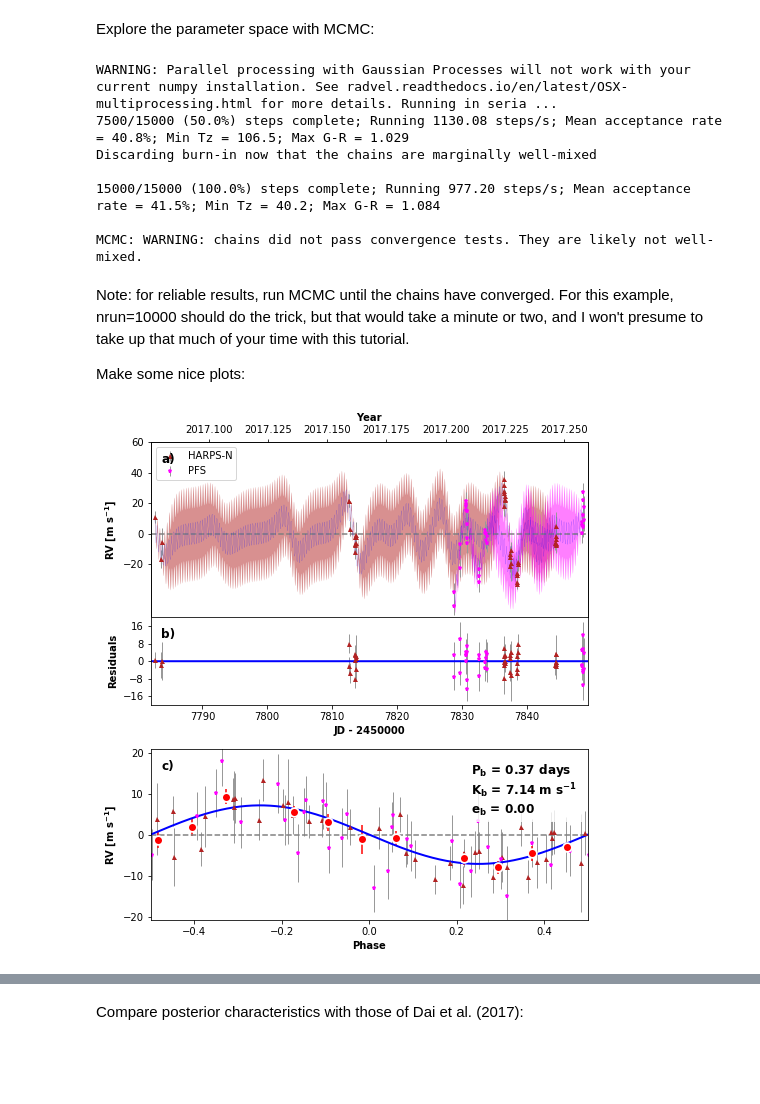
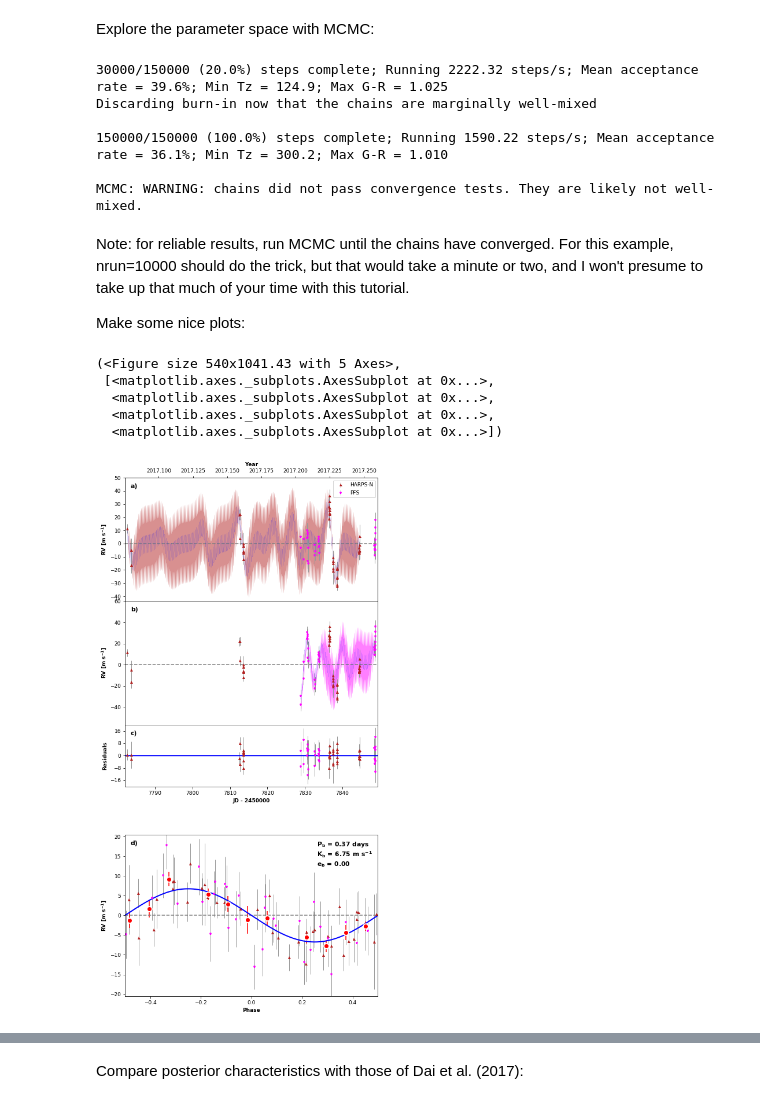
Before and after one commit to California-Planet-Search/radvel, a Jupyter notebook: docs/tutorials/GaussianProcess-tutorial.ipynb, the cells around one changed output, grey strips where cells are left out. Saved outputs shown, nothing was run; the diff lists cells and outputs as text; code cells hidden in the pictures; blank space fills up the shorter version.

```diff
--- a/docs/tutorials/GaussianProcess-tutorial.ipynb
+++ b/docs/tutorials/GaussianProcess-tutorial.ipynb
@@ -181,13 +185,12 @@ Gaussian prior on gp_perlength, mu=0.38807526285316646, sigma=0.019
 # %% [markdown]
 Explore the parameter space with MCMC:
 # %%
-chains = radvel.mcmc(gppost,nrun=100,ensembles=3)
+chains = radvel.mcmc(gppost,nrun=1000,ensembles=3)
 # %% [output]
-WARNING: Parallel processing with Gaussian Processes will not work with your current numpy installation. See radvel.readthedocs.io/en/latest/OSX-multiprocessing.html for more details. Running in seria ...
-7500/15000 (50.0%) steps complete; Running 1130.08 steps/s; Mean acceptance rate = 40.8%; Min Tz = 106.5; Max G-R = 1.029
+30000/150000 (20.0%) steps complete; Running 2222.32 steps/s; Mean acceptance rate = 39.6%; Min Tz = 124.9; Max G-R = 1.025
 Discarding burn-in now that the chains are marginally well-mixed
 
-15000/15000 (100.0%) steps complete; Running 977.20 steps/s; Mean acceptance rate = 41.5%; Min Tz = 40.2; Max G-R = 1.084
+150000/150000 (100.0%) steps complete; Running 1590.22 steps/s; Mean acceptance rate = 36.1%; Min Tz = 300.2; Max G-R = 1.010
 
 MCMC: WARNING: chains did not pass convergence tests. They are likely not well-mixed.
 # %% [markdown]
@@ -197,14 +200,19 @@ Make some nice plots:
 # %%
 # try switching some of these (optional) keywords to "True" to see what they do!
 GPPlot = orbit_plots.GPMultipanelPlot(
     gppost,
     subtract_gp_mean_model=False,
-    plot_likelihoods_separately=False,
+    plot_likelihoods_separately=True,
     subtract_orbit_model=False
 )
 GPPlot.plot_multipanel()
 # %% [output]
+(<Figure size 540x1041.43 with 5 Axes>,
+ [<matplotlib.axes._subplots.AxesSubplot at 0x...>,
+  <matplotlib.axes._subplots.AxesSubplot at 0x...>,
+  <matplotlib.axes._subplots.AxesSubplot at 0x...>,
+  <matplotlib.axes._subplots.AxesSubplot at 0x...>])
-[figure, old version]
+[figure, new version]
 # %%
 Corner = mcmc_plots.CornerPlot(gppost, chains) # posterior distributions
 Corner.plot()
```
Also changed, not shown: parts of 5 cells of this notebook, 2 other files.
